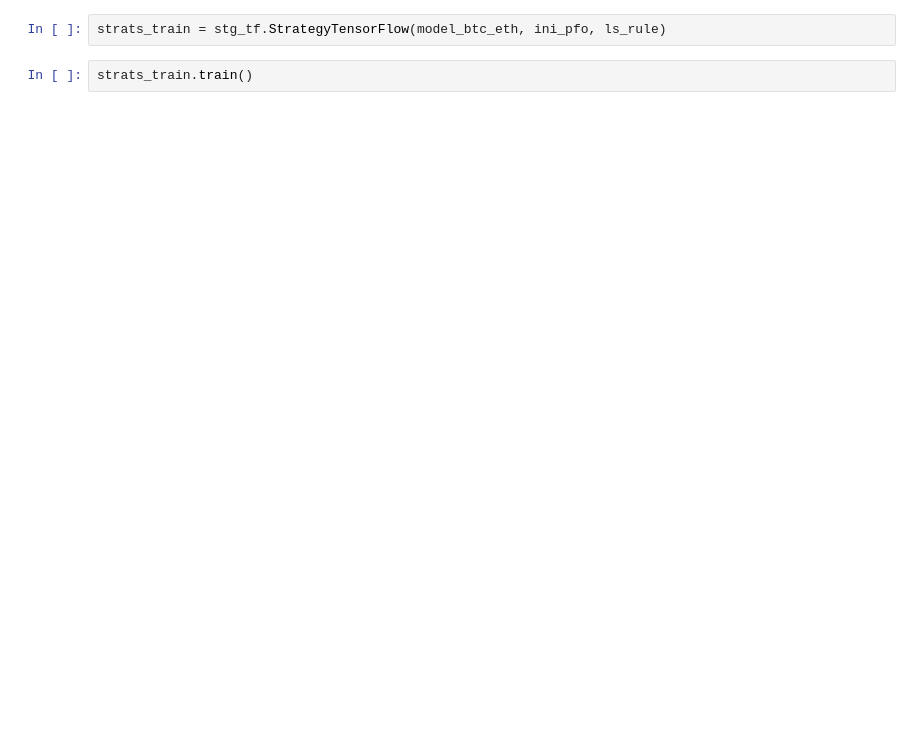
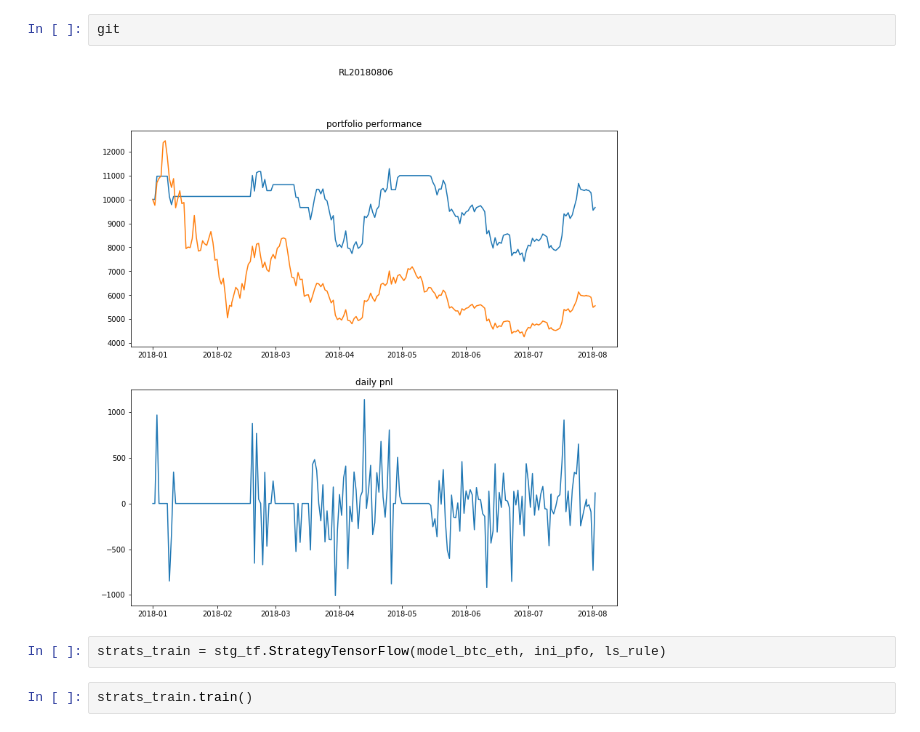
Before and after one commit to MasslessAI/crypto_index, a Jupyter notebook: notebooks/RL-Test.ipynb, the cells around one changed output. Cells and saved outputs as stored; diff of their text form; blank space fills up the shorter version.

```diff
--- a/notebooks/RL-Test.ipynb
+++ b/notebooks/RL-Test.ipynb
@@ -82,3 +86,7 @@ report = strats.back_testing(start_date)
+# %%
+git
+# %% [output]
+[figure, added]
 # %%
 strats_train = stg_tf.StrategyTensorFlow(model_btc_eth, ini_pfo, ls_rule)
 # %%
```
Also changed, not shown: parts of 8 cells of this notebook, 2 other files.
